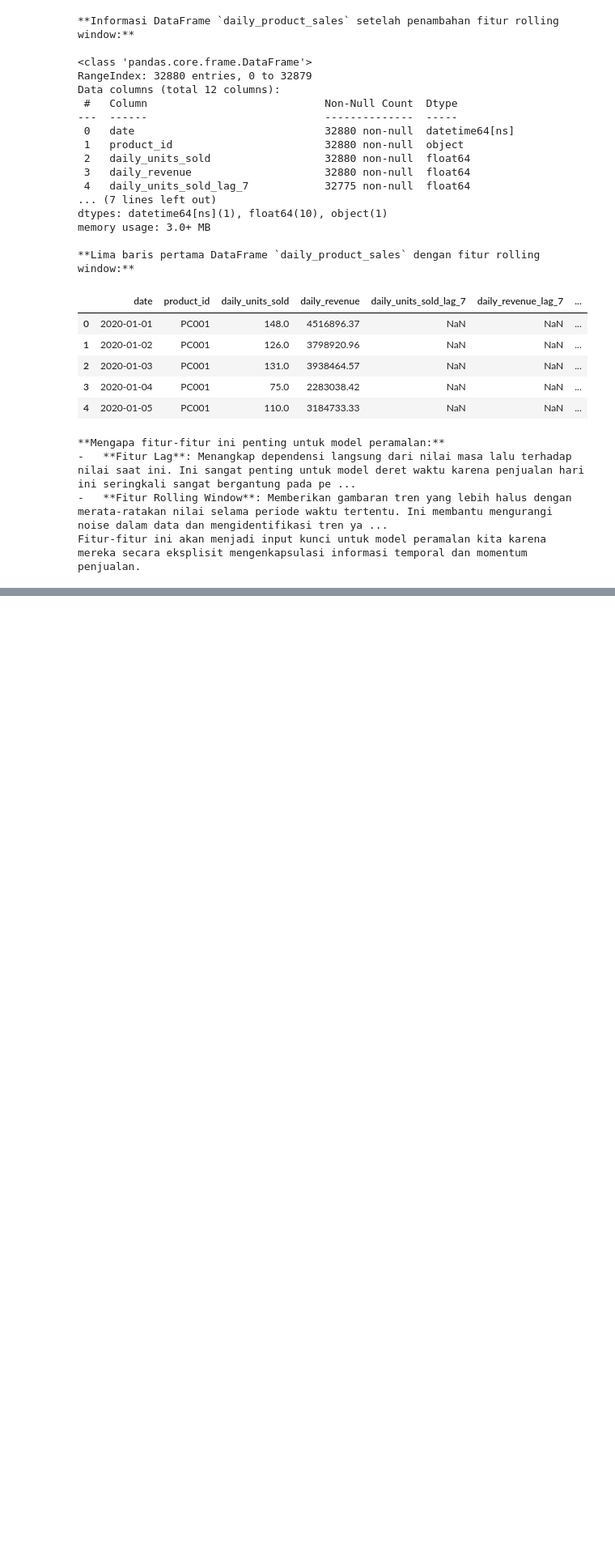
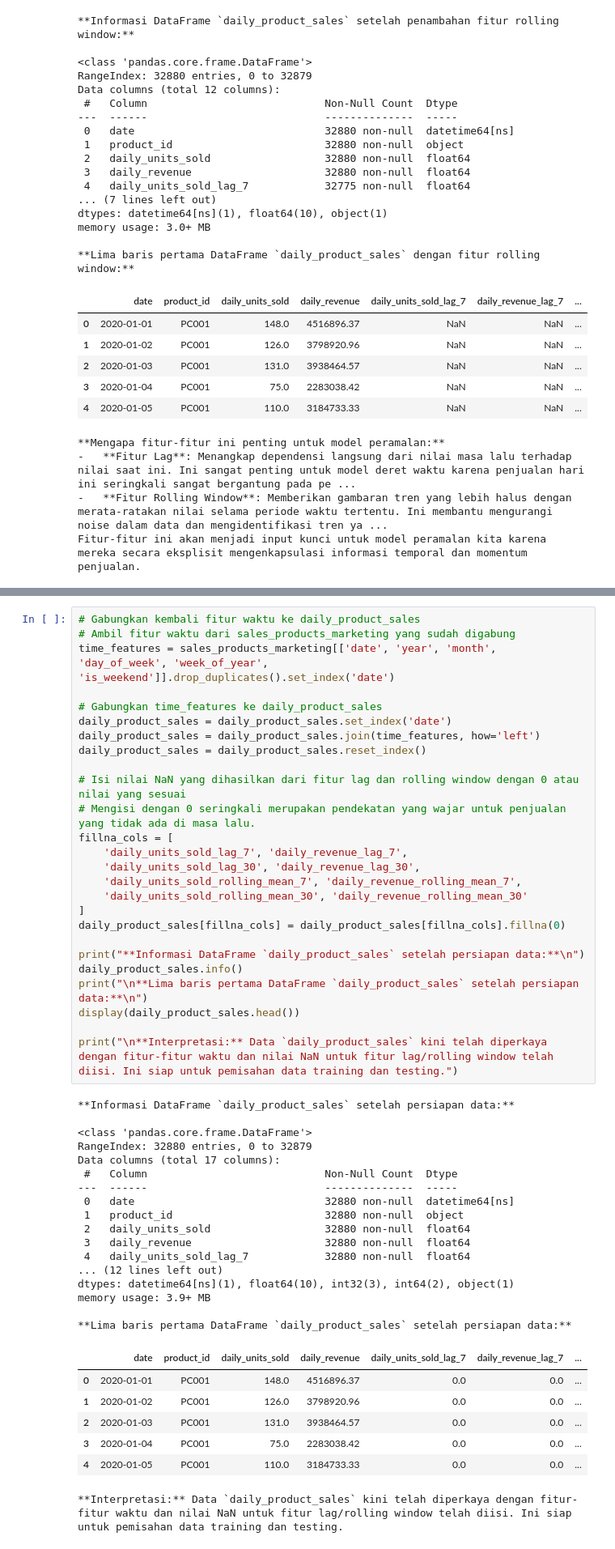
Before and after one commit to LatiefDataVisionary/fmcg-gelar-rasa-2025, a Jupyter notebook: notebooks/notebook.ipynb, the cells around one changed output, grey strips where cells are left out. Shown at 81% size. Saved outputs shown, nothing was run; the diff lists cells and outputs as text; blank space fills up the shorter version.

Commit message:
3.1.1 Prepare Data for Forecasting (Persiapan Data untuk Peramalan)

```diff
--- a/notebooks/notebook.ipynb
+++ b/notebooks/notebook.ipynb
@@ -1110,0 +1134,51 @@ Fitur-fitur ini akan menjadi input kunci untuk model peramalan kita karena merek
+# %%
+# Gabungkan kembali fitur waktu ke daily_product_sales
+# Ambil fitur waktu dari sales_products_marketing yang sudah digabung
+time_features = sales_products_marketing[['date', 'year', 'month', 'day_of_week', 'week_of_year', 'is_weekend']].drop_duplicates().set_index('date')
+
+# Gabungkan time_features ke daily_product_sales
+daily_product_sales = daily_product_sales.set_index('date')
+daily_product_sales = daily_product_sales.join(time_features, how='left')
+daily_product_sales = daily_product_sales.reset_index()
+
+# Isi nilai NaN yang dihasilkan dari fitur lag dan rolling window dengan 0 atau nilai yang sesuai
+# Mengisi dengan 0 seringkali merupakan pendekatan yang wajar untuk penjualan yang tidak ada di masa lalu.
+fillna_cols = [
+    'daily_units_sold_lag_7', 'daily_revenue_lag_7',
+    'daily_units_sold_lag_30', 'daily_revenue_lag_30',
+    'daily_units_sold_rolling_mean_7', 'daily_revenue_rolling_mean_7',
+    'daily_units_sold_rolling_mean_30', 'daily_revenue_rolling_mean_30'
+]
+daily_product_sales[fillna_cols] = daily_product_sales[fillna_cols].fillna(0)
+
+print("**Informasi DataFrame `daily_product_sales` setelah persiapan data:**\n")
+daily_product_sales.info()
+print("\n**Lima baris pertama DataFrame `daily_product_sales` setelah persiapan data:**\n")
+display(daily_product_sales.head())
+
+print("\n**Interpretasi:** Data `daily_product_sales` kini telah diperkaya dengan fitur-fitur waktu dan nilai NaN untuk fitur lag/rolling window telah diisi. Ini siap untuk pemisahan data training dan testing.")
+# %% [output]
+**Informasi DataFrame `daily_product_sales` setelah persiapan data:**
+
+<class 'pandas.core.frame.DataFrame'>
+RangeIndex: 32880 entries, 0 to 32879
+Data columns (total 17 columns):
+ #   Column                            Non-Null Count  Dtype
+---  ------                            --------------  -----
+ 0   date                              32880 non-null  datetime64[ns]
+ 1   product_id                        32880 non-null  object
+ 2   daily_units_sold                  32880 non-null  float64
+ 3   daily_revenue                     32880 non-null  float64
+ 4   daily_units_sold_lag_7            32880 non-null  float64
+... (12 lines left out)
+dtypes: datetime64[ns](1), float64(10), int32(3), int64(2), object(1)
+memory usage: 3.9+ MB
+
+**Lima baris pertama DataFrame `daily_product_sales` setelah persiapan data:**
+|  | date | product_id | daily_units_sold | daily_revenue | daily_units_sold_lag_7 | daily_revenue_lag_7 | ... |
+| 0 | 2020-01-01 | PC001 | 148.0 | 4516896.37 | 0.0 | 0.0 | ... |
+| 1 | 2020-01-02 | PC001 | 126.0 | 3798920.96 | 0.0 | 0.0 | ... |
+| 2 | 2020-01-03 | PC001 | 131.0 | 3938464.57 | 0.0 | 0.0 | ... |
+| 3 | 2020-01-04 | PC001 | 75.0 | 2283038.42 | 0.0 | 0.0 | ... |
+| 4 | 2020-01-05 | PC001 | 110.0 | 3184733.33 | 0.0 | 0.0 | ... |
+**Interpretasi:** Data `daily_product_sales` kini telah diperkaya dengan fitur-fitur waktu dan nilai NaN untuk fitur lag/rolling window telah diisi. Ini siap untuk pemisahan data training dan testing.
```
Also changed, not shown: parts of 6 cells of this notebook.
